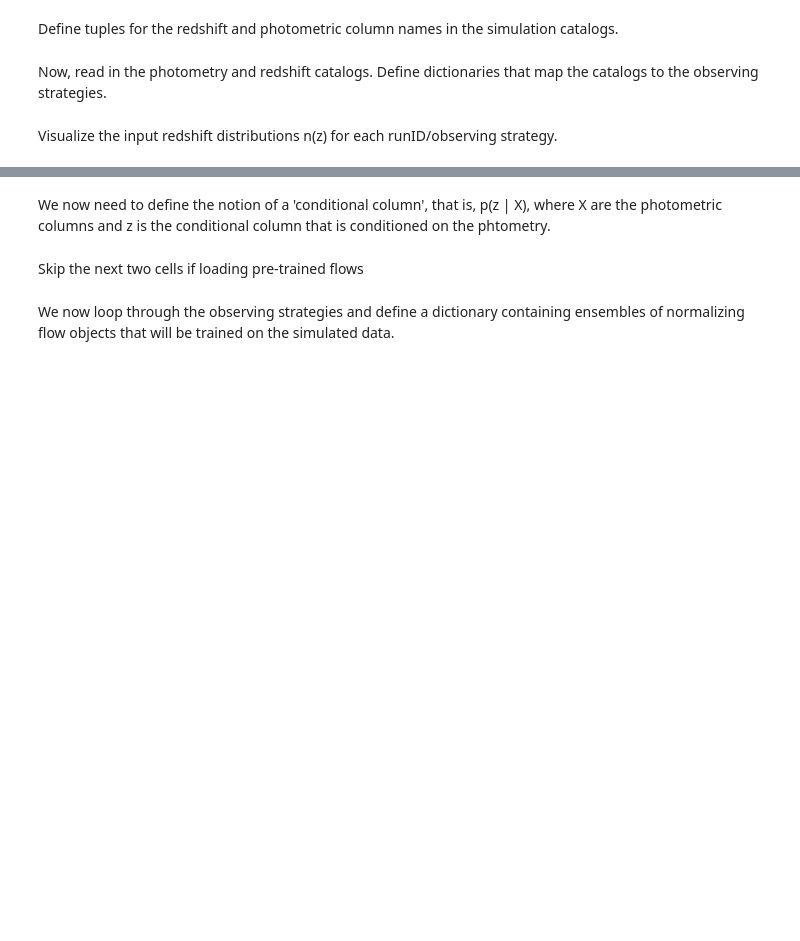
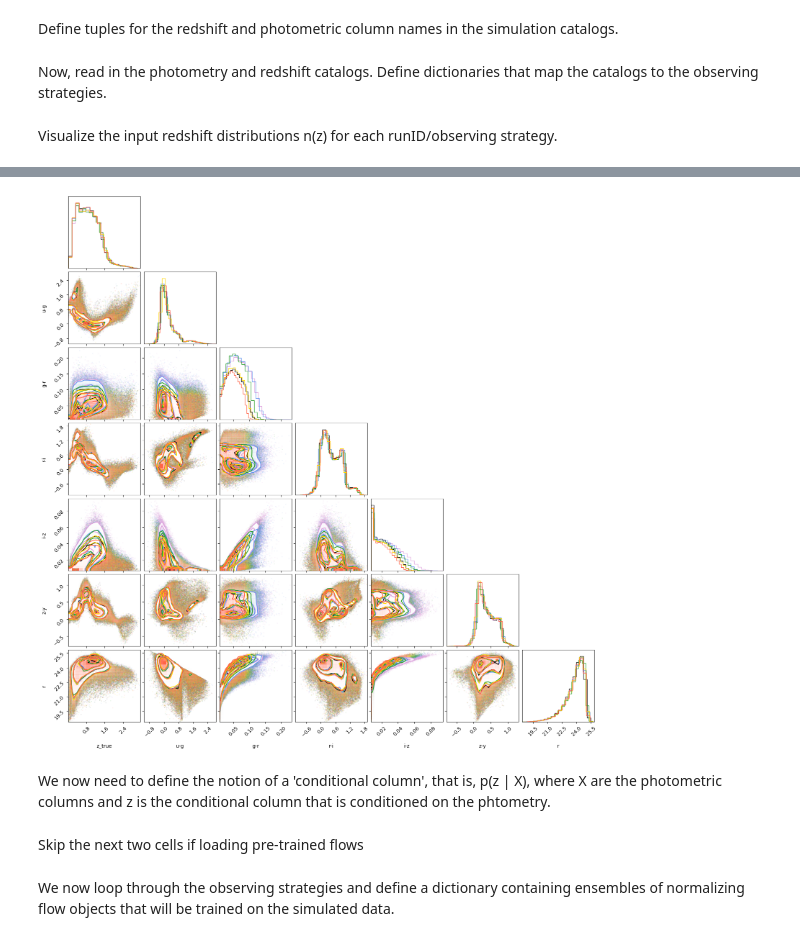
Before and after one commit to aimalz/TheLastMetric, a Jupyter notebook: Example_TLM.ipynb, the cells around one changed output, grey strips where cells are left out. Cells and saved outputs as stored; diff of their text form; code cells hidden in the pictures; blank space fills up the shorter version.

```diff
--- a/Example_TLM.ipynb
+++ b/Example_TLM.ipynb
@@ -152,3 +187,17 @@ legend(loc='upper right', fontsize='small')
+# %%
+import corner
+
+labels = ['z_true', 'u-g', 'g-r', 'r-i', 'i-z', 'z-y', 'r']
+def prep_for_corner(one_os):
+  return np.array([phot_cats[one_os]['z_true'], phot_cats[one_os]['u-g'],
+                   phot_cats[one_os]['g-r'], phot_cats[one_os]['r-i'],
+                   phot_cats[one_os]['i-z'], phot_cats[one_os]['z-y'],
+                   phot_cats[one_os]['r']]).T
+fig = corner.corner(prep_for_corner(available_os[0]), labels=labels, fontsize=14)
+for which_os in available_os[1:]:
+  corner.corner(prep_for_corner(which_os), fig=fig, color=os_colors[which_os], fontsize=14)
+# %% [output]
+[figure, added]
 # %% [markdown]
 We now need to define the notion of a 'conditional column', that is, p(z | X), where X are the photometric columns and z is the conditional column that is conditioned on the phtometry.
 # %%
```
Also changed, not shown: parts of 17 cells of this notebook.
